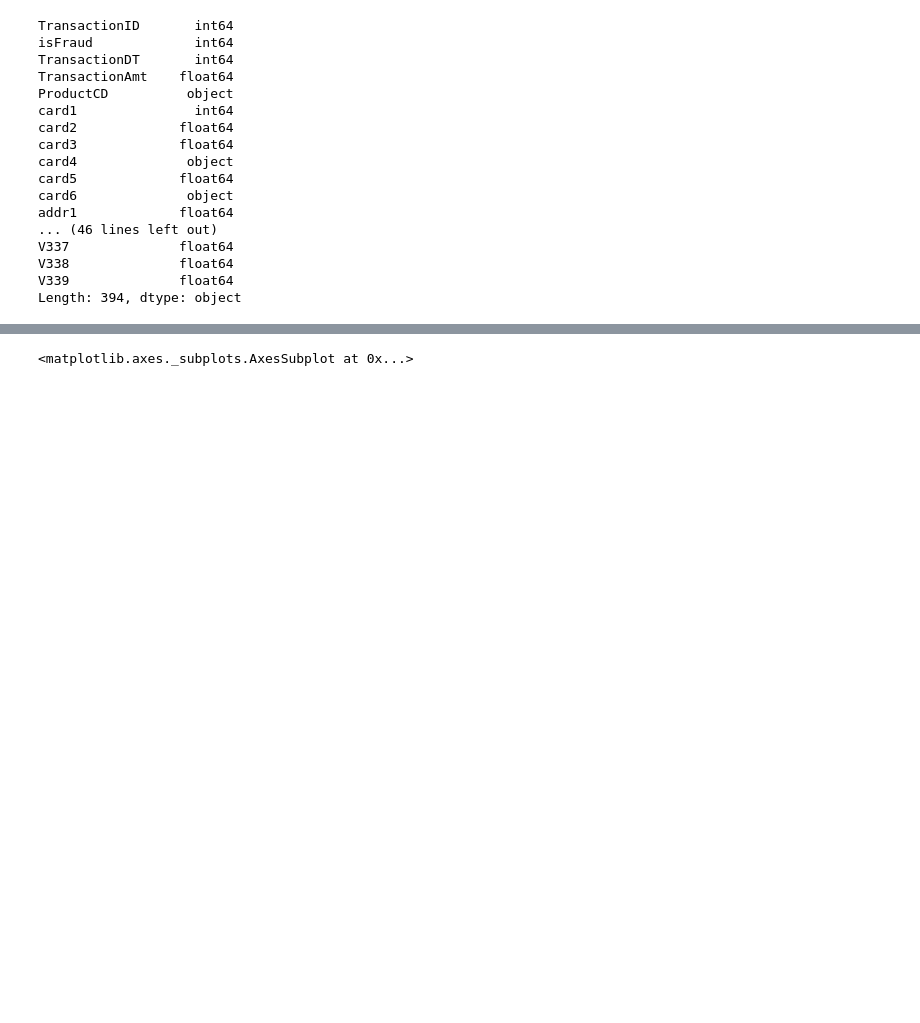
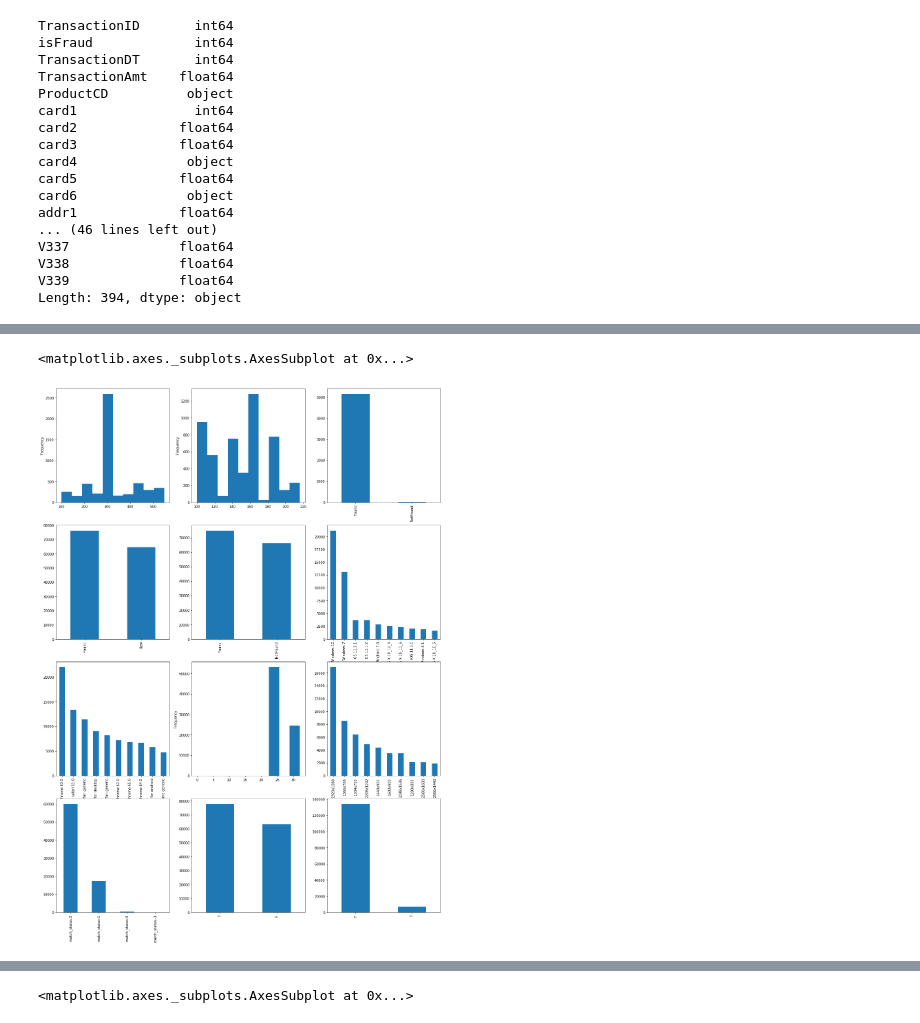
Before and after one commit to hxyue1/Fraud-Detection, a Jupyter notebook: EDA.ipynb, the cells around one changed output, grey strips where cells are left out. Cells and saved outputs as stored; diff of their text form; code cells hidden in the pictures; blank space fills up the shorter version.

```diff
--- a/EDA.ipynb
+++ b/EDA.ipynb
@@ -180,0 +216,18 @@ train_identity['id_02'].plot.hist(ax=axarr[1])
+# %%
+fig, axarr = plt.subplots(4, 3, figsize=(20,28))
+
+train_identity['id_25'].plot.hist(ax=axarr[0][0])
+train_identity['id_26'].plot.hist(ax=axarr[0][1])
+train_identity['id_27'].value_counts().head(10).plot.bar(ax=axarr[0][2])
+train_identity['id_28'].value_counts().head(10).plot.bar(ax=axarr[1][0])
+train_identity['id_29'].value_counts().head(10).plot.bar(ax=axarr[1][1])
+train_identity['id_30'].value_counts().head(10).plot.bar(ax=axarr[1][2])
+train_identity['id_31'].value_counts().head(10).plot.bar(ax=axarr[2][0])
+train_identity['id_32'].plot.hist(ax=axarr[2][1])
+train_identity['id_33'].value_counts().head(10).plot.bar(ax=axarr[2][2])
+train_identity['id_34'].value_counts().head(10).plot.bar(ax=axarr[3][0])
+train_identity['id_35'].value_counts().head(10).plot.bar(ax=axarr[3][1])
+train_identity['id_36'].value_counts().head(10).plot.bar(ax=axarr[3][2])
+# %% [output]
+<matplotlib.axes._subplots.AxesSubplot at 0x...>
+[figure, added]
```
Also changed, not shown: parts of 13 cells of this notebook.
